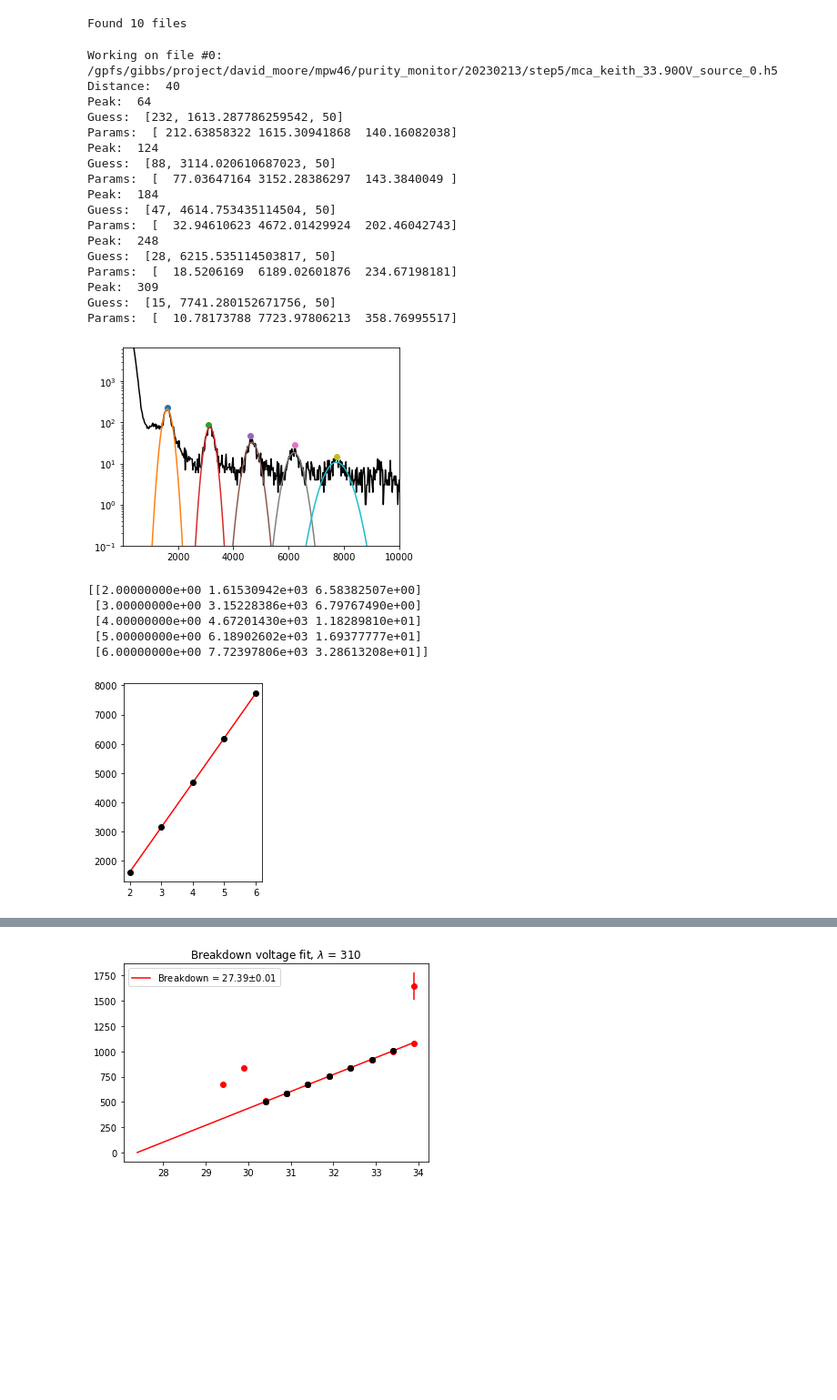
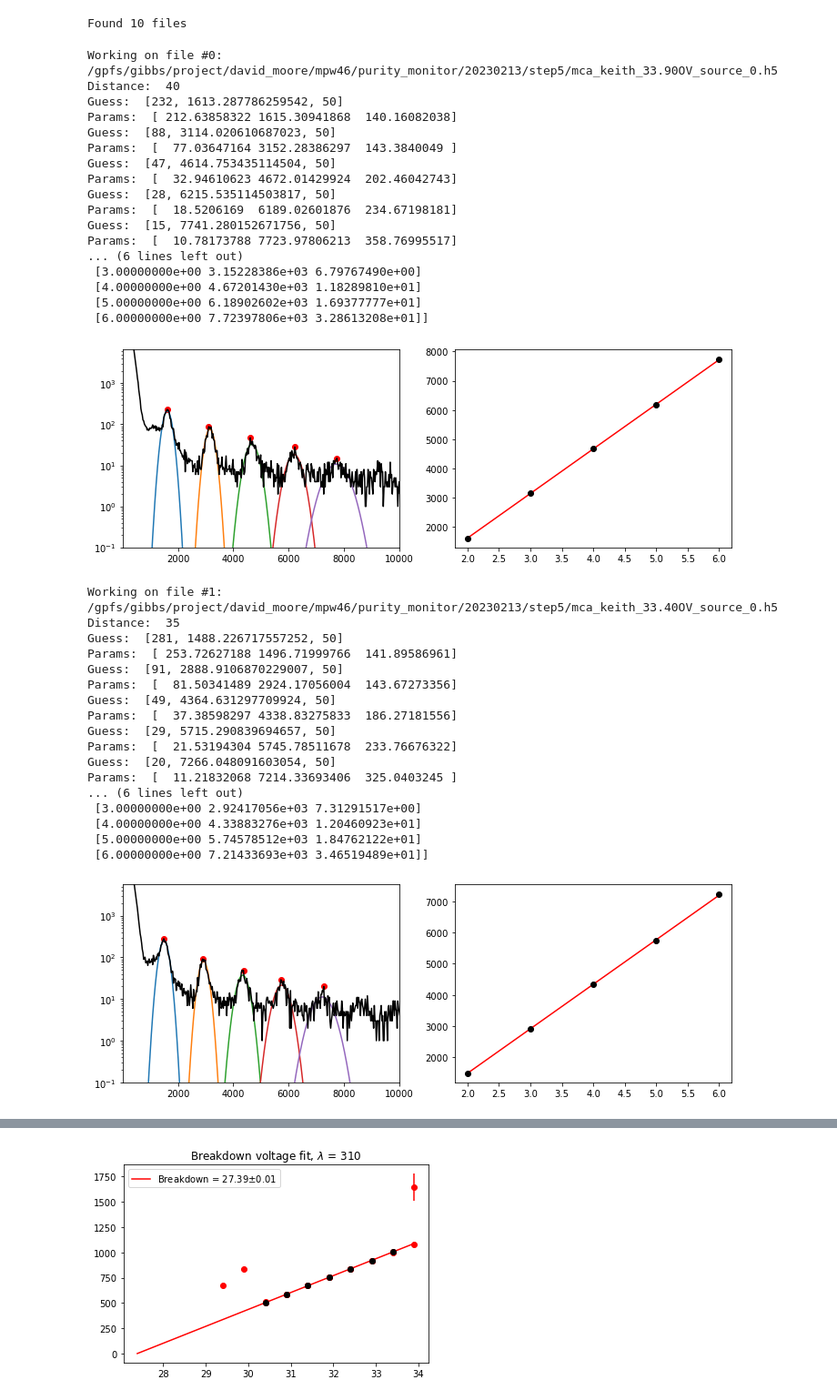
Before and after one commit to Moore-Lab/purity-monitor, a Jupyter notebook: SiPMMeasurements/SiPM_data_plots.ipynb, the cells around one changed output, grey strips where cells are left out. Shown at 91% size. Cells and saved outputs as stored; diff of their text form; code cells hidden in the pictures; blank space fills up the shorter version.

```diff
--- a/SiPMMeasurements/SiPM_data_plots.ipynb
+++ b/SiPMMeasurements/SiPM_data_plots.ipynb
@@ -135,61 +134,77 @@ for i,(file, dist) in enumerate(zip(file_list, distances)):
         mca_hist = np.array(ch2.get(key))
     bin_num = np.arange(len(mca_hist))
     b, c = rebin_histogram(bin_num, mca_hist, 25)
+    peak_info, pe_locs, peaks = find_peaks_and_fit(b, c, file_volts, min_distance=dist)
 
     plt.figure(figsize=(12,4))
     plt.subplot(1,2,1)
+    plt.plot(peaks[:,0], peaks[:,1], 'o', color='r')
+
+    for fit_params in peak_info:
+        print(fit_params)
+        plt.plot(b, gauss_fun(b, *fit_params))
+
 #     plt.scatter(b, c, marker='.')
 #     plt.plot(b, c, 'k')
+#     plt.ylim(0.1, 350)
     plt.semilogy(b, c, 'k')
     plt.ylim(0.1, np.max(mca_hist)*2)
-#     plt.ylim(0.1, 350)
     plt.xlim(0.1, 10000)
 
+#     plt.xlim(0, guess_1pe*6)
 
     if(len(gain_vs_volts) > 0):
         guess_1pe = gain_vs_volts[-1][1] * (file_volts-breakdown)/(gain_vs_volts[-1][0]-breakdown)
-
-    pe_locs, post_bin_x, post_bin_y = find_peaks_and_fit(bin_num, mca_hist, file_volts, min_distance=dist)
-#     plt.xlim(0, guess_1pe*6)
-
 
     plt.subplot(1,2,2)
     print(pe_locs)
     plt.errorbar( pe_locs[:,0], pe_locs[:,1], yerr=pe_locs[:,2], fmt='ko' )
 
     fpts = ~np.isnan(pe_locs[:,1])
     if(np.sum(fpts) < 3):
         continue
     gain_bp, gain_bc = curve_fit( lin_fun, pe_locs[fpts, 0], pe_locs[fpts, 1] )
 
     xx = pe_locs[fpts, 0]
     plt.plot( xx, lin_fun(xx, *gain_bp), 'r')
 
     gain_vs_volts.append( [file_volts, gain_bp[0], np.sqrt(gain_bc[0,0]), file_wavelength] )
 
     plt.show()
 # %% [output]
 Working on file #0: /gpfs/gibbs/project/david_moore/mpw46/purity_monitor/20230213/step5/mca_keith_33.90OV_source_0.h5
 Distance:  40
-Peak:  64
 Guess:  [232, 1613.287786259542, 50]
 Params:  [ 212.63858322 1615.30941868  140.16082038]
-Peak:  124
 Guess:  [88, 3114.020610687023, 50]
 Params:  [  77.03647164 3152.28386297  143.3840049 ]
-Peak:  184
 Guess:  [47, 4614.753435114504, 50]
 Params:  [  32.94610623 4672.01429924  202.46042743]
-Peak:  248
 Guess:  [28, 6215.535114503817, 50]
 Params:  [  18.5206169  6189.02601876  234.67198181]
-Peak:  309
 Guess:  [15, 7741.280152671756, 50]
 Params:  [  10.78173788 7723.97806213  358.76995517]
+... (6 lines left out)
+ [3.00000000e+00 3.15228386e+03 6.79767490e+00]
+ [4.00000000e+00 4.67201430e+03 1.18289810e+01]
+ [5.00000000e+00 6.18902602e+03 1.69377777e+01]
+ [6.00000000e+00 7.72397806e+03 3.28613208e+01]]
-[figure, old version]
+[figure, new version]
-[[2.00000000e+00 1.61530942e+03 6.58382507e+00]
- [3.00000000e+00 3.15228386e+03 6.79767490e+00]
- [4.00000000e+00 4.67201430e+03 1.18289810e+01]
- [5.00000000e+00 6.18902602e+03 1.69377777e+01]
- [6.00000000e+00 7.72397806e+03 3.28613208e+01]]
+Working on file #1: /gpfs/gibbs/project/david_moore/mpw46/purity_monitor/20230213/step5/mca_keith_33.40OV_source_0.h5
+Distance:  35
+Guess:  [281, 1488.226717557252, 50]
+Params:  [ 253.72627188 1496.71999766  141.89586961]
+Guess:  [91, 2888.9106870229007, 50]
+Params:  [  81.50341489 2924.17056004  143.67273356]
+Guess:  [49, 4364.631297709924, 50]
+Params:  [  37.38598297 4338.83275833  186.27181556]
+Guess:  [29, 5715.290839694657, 50]
+Params:  [  21.53194304 5745.78511678  233.76676322]
+Guess:  [20, 7266.048091603054, 50]
+Params:  [  11.21832068 7214.33693406  325.0403245 ]
+... (6 lines left out)
+ [3.00000000e+00 2.92417056e+03 7.31291517e+00]
+ [4.00000000e+00 4.33883276e+03 1.20460923e+01]
+ [5.00000000e+00 5.74578512e+03 1.84762122e+01]
+ [6.00000000e+00 7.21433693e+03 3.46519489e+01]]
-[figure, old version]
+[figure, new version]
```
Also changed, not shown: parts of 3 cells of this notebook.
